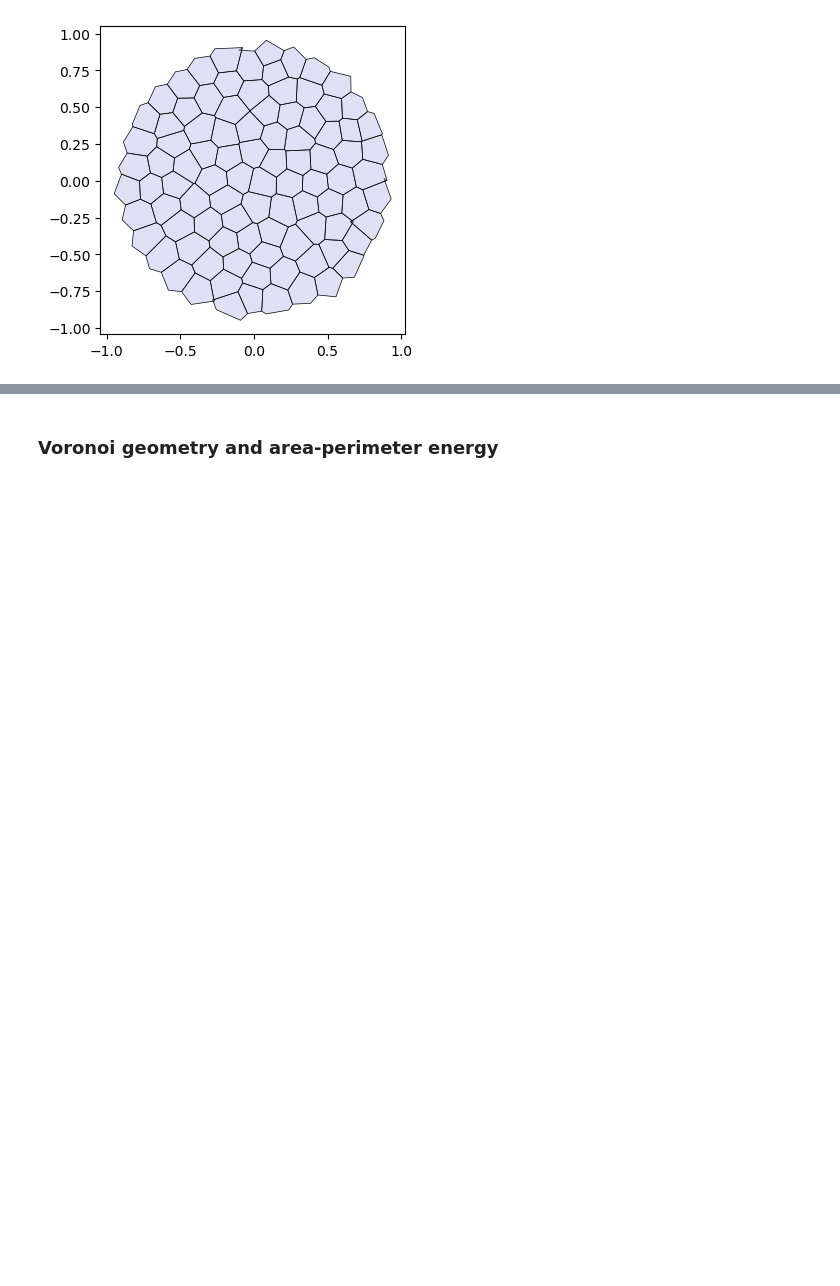
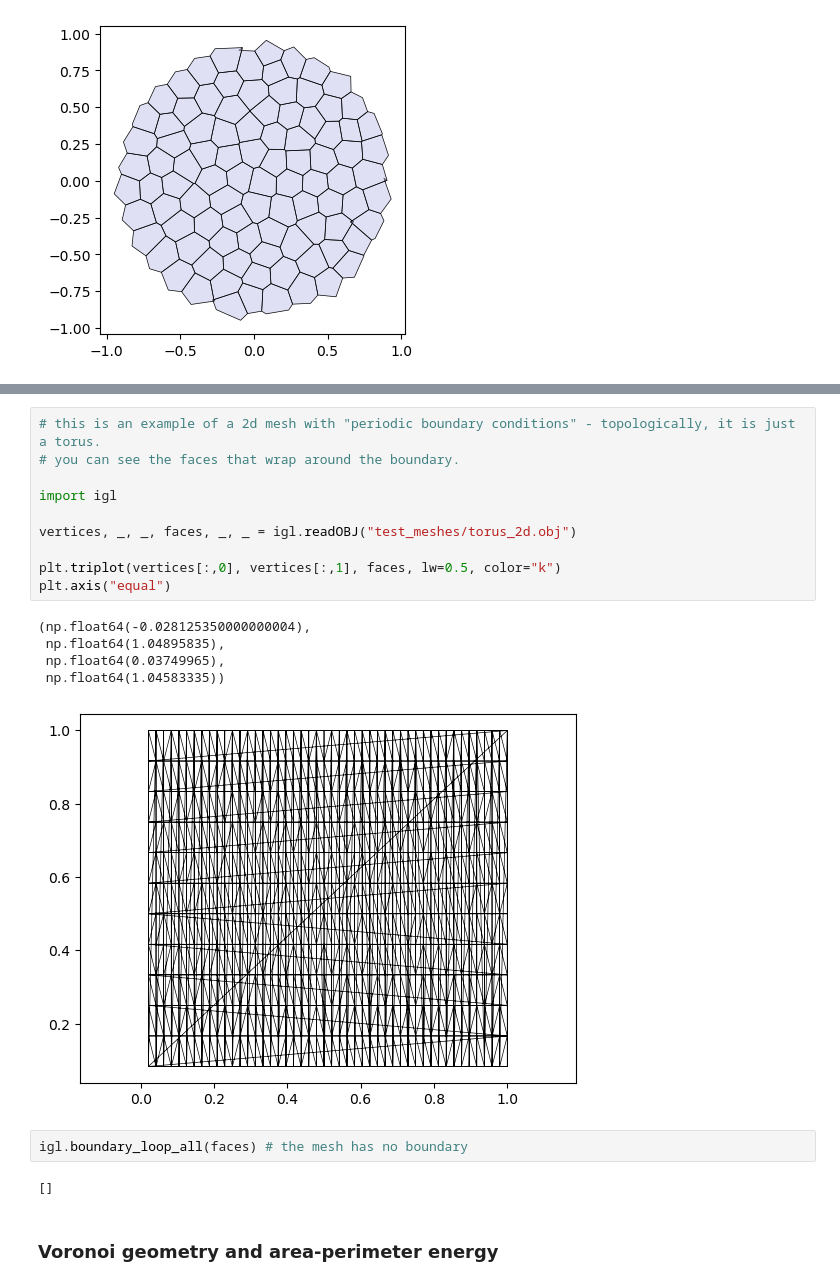
Before and after one commit to nikolas-claussen/triangulax, a Jupyter notebook: nbs/09_self-propelled_Voronoi.ipynb, the cells around one changed output, grey strips where cells are left out. Cells and saved outputs as stored; diff of their text form; blank space fills up the shorter version.

```diff
--- a/nbs/09_self-propelled_Voronoi.ipynb
+++ b/nbs/09_self-propelled_Voronoi.ipynb
@@ -86,3 +115,23 @@ ax.autoscale_view();
+# %%
+# this is an example of a 2d mesh with "periodic boundary conditions" - topologically, it is just a torus.
+# you can see the faces that wrap around the boundary.
+
+import igl
+
+vertices, _, _, faces, _, _ = igl.readOBJ("test_meshes/torus_2d.obj")
+
+plt.triplot(vertices[:,0], vertices[:,1], faces, lw=0.5, color="k")
+plt.axis("equal")
+# %% [output]
+(np.float64(-0.028125350000000004),
+ np.float64(1.04895835),
+ np.float64(0.03749965),
+ np.float64(1.04583335))
+[figure, added]
+# %%
+igl.boundary_loop_all(faces) # the mesh has no boundary
+# %% [output]
+[]
 # %% [markdown]
 ### Voronoi geometry and area-perimeter energy
 # %%
```
Also changed, not shown: parts of 4 cells of this notebook, 8 other files.
